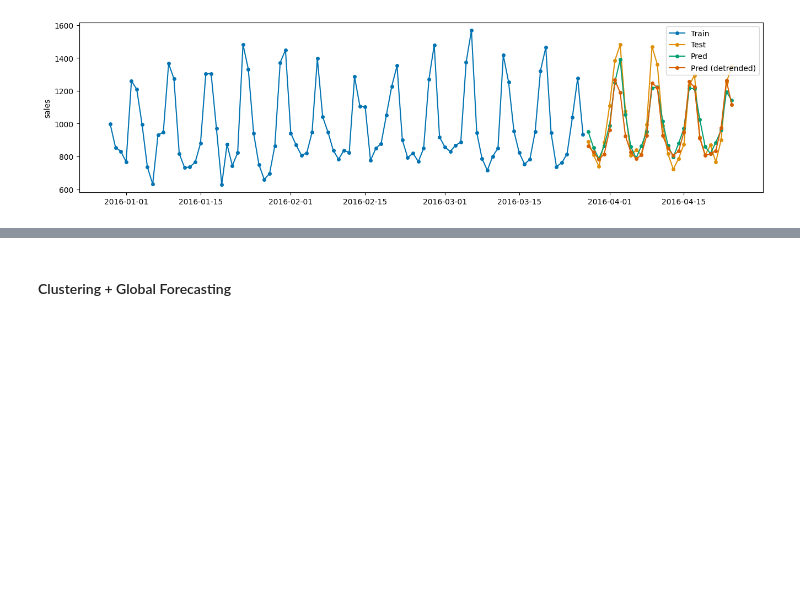
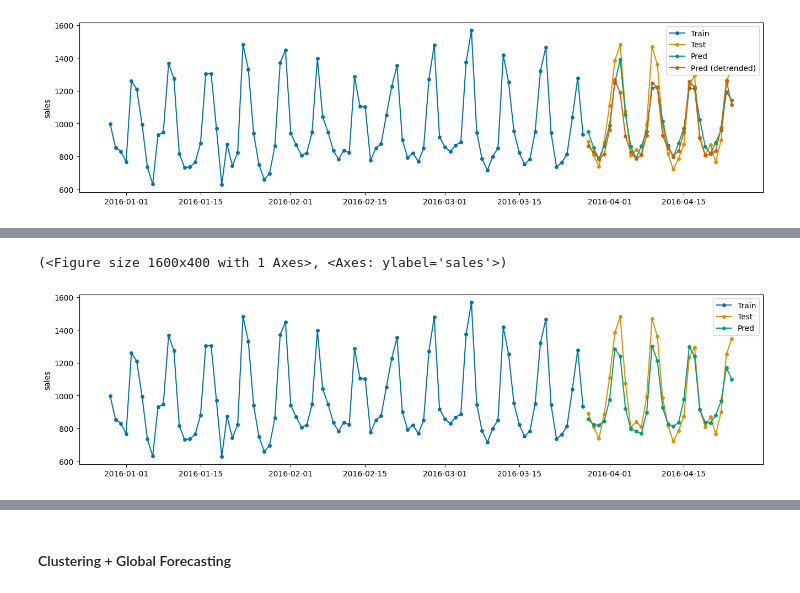
Before and after one commit to chua0332/sktime_lessons_lectures, a Jupyter notebook: 05 - Panel and Hierarchical.ipynb, the cells around one changed output, grey strips where cells are left out. Saved outputs shown, nothing was run; the diff lists cells and outputs as text; code cells hidden in the pictures; blank space fills up the shorter version.

```diff
--- a/05 - Panel and Hierarchical.ipynb
+++ b/05 - Panel and Hierarchical.ipynb
@@ -523,0 +552,32 @@ plot_series(
+# %%
+# 5) global gradient boosting reduction forecaster
+from sktime.forecasting.compose import make_reduction
+from sklearn.ensemble import GradientBoostingRegressor
+
+global_forecaster = make_reduction(
+    GradientBoostingRegressor(),
+    transformers=[window_summarizer],
+    window_length=None,       # infer max lag = 12 from WindowSummarizer
+    strategy="recursive",
+    pooling="global",
+)
+# %%
+# 7) assemble the full forecasting pipeline
+#    –log → detrend → (exo_feats ** global_forecaster)
+from sktime.transformations.series.boxcox import LogTransformer
+from sktime.transformations.series.detrend import Detrender
+
+pipe = (
+    LogTransformer(offset=1)
+    * Detrender()
+    * (exo_transformer ** global_forecaster)
+)
+
+# 8) define a 28‐day forecasting horizon
+from sktime.forecasting.base import ForecastingHorizon
+fh = ForecastingHorizon(np.arange(1, 29), is_relative=True)
+# %%
+# Making the prediction!
+pipe.fit(y_train, fh=fh)
+pipe_pred = pipe.predict()
+pipe_pred
@@ -523,0 +599,11 @@ plot_series(
+# %%
+selected_series = "CA_1-HOUSEHOLD"
+plot_series(
+    y_train.loc[selected_series].iloc[-90:],
+    y_test.loc[selected_series],
+    pipe_pred.loc[selected_series],
+    labels=["Train", "Test", "Pred"],
+)
+# %% [output]
+(<Figure size 1600x400 with 1 Axes>, <Axes: ylabel='sales'>)
+[figure, added]
```
Also changed, not shown: parts of 7 cells of this notebook.
